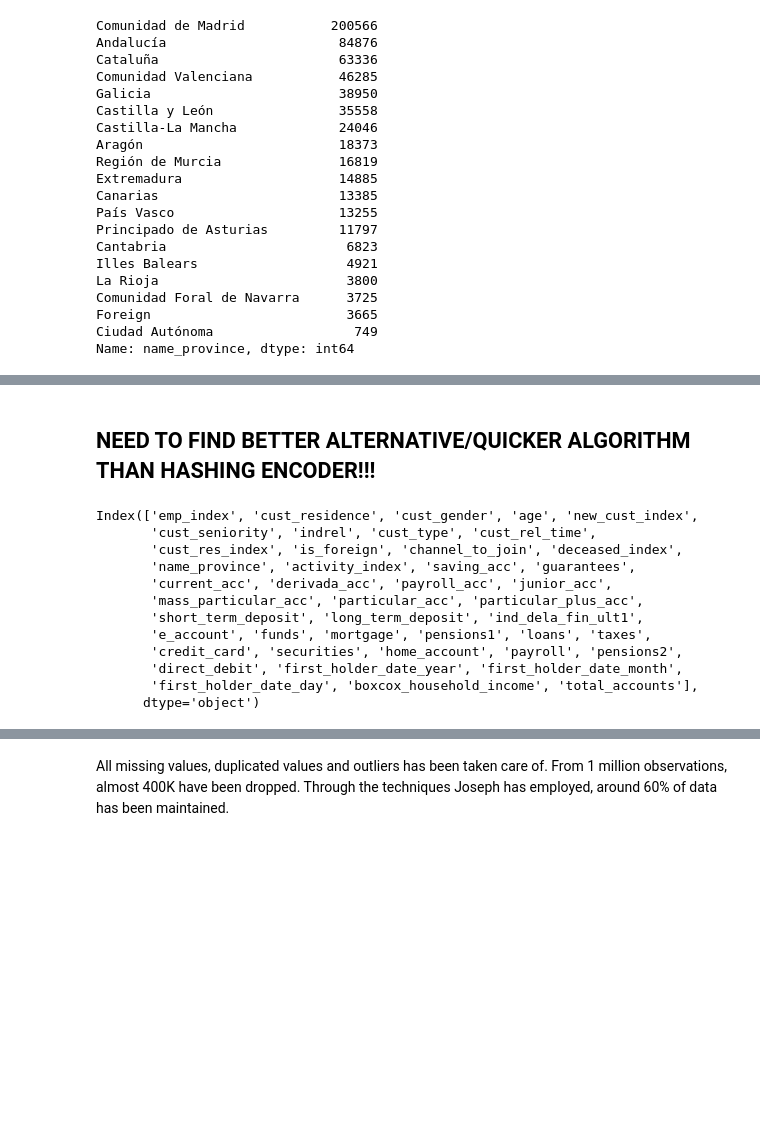
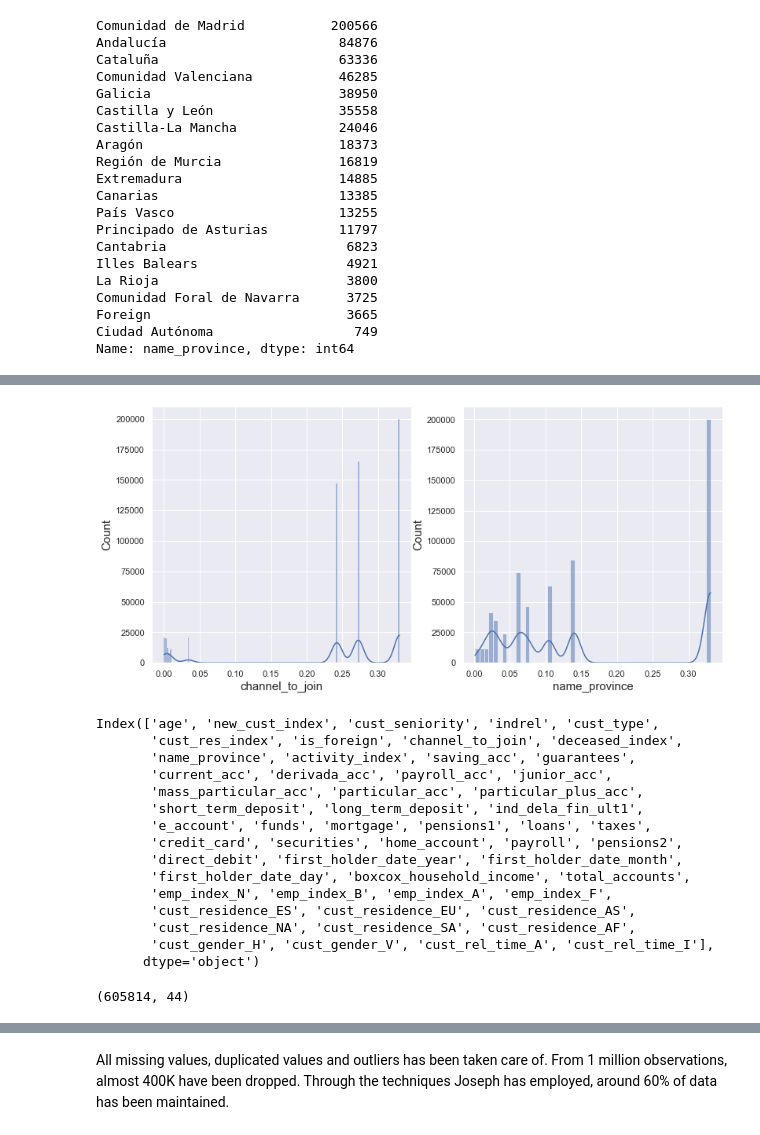
Before and after one commit to cemreaka/Customer-Segmentation-Project, a Jupyter notebook: joe_work.ipynb, the cells around one changed output, grey strips where cells are left out. Drawn from its saved outputs; the diff is of its cells as text; code cells hidden in the pictures; blank space fills up the shorter version.

```diff
--- a/joe_work.ipynb
+++ b/joe_work.ipynb
@@ -1867,8 +1844,0 @@ Name: channel_to_join, Length: 70, dtype: int64
-# %%
-%%time
-med_cat = (df.groupby("channel_to_join").filter(lambda x: len(x) < 500)['channel_to_join']).unique()
-
-for i in med_cat:
-    df.loc[df['channel_to_join'] == i, "channel_to_join"] = "med_channels"
-
-df['channel_to_join'].value_counts()
@@ -1894,8 +1844,0 @@ Name: channel_to_join, dtype: int64
-# %%
-%%time
-big_cat = (df.groupby("channel_to_join").filter(lambda x: len(x) <= 1000)['channel_to_join']).unique()
-
-for i in big_cat:
-    df.loc[df['channel_to_join'] == i, "channel_to_join"] = "bigger_channels"
-
-df['channel_to_join'].value_counts()
@@ -1924,17 +1848,14 @@ df_no_encoding = df.copy()
 #Encoding
 
 from sklearn.pipeline import make_pipeline
-from feature_engine.encoding import OneHotEncoder
-from category_encoders.hashing import HashingEncoder
+from feature_engine.encoding import OneHotEncoder, CountFrequencyEncoder
 
 encoder = make_pipeline(
     (OneHotEncoder(top_categories = 4, variables = ["emp_index"])),
     (OneHotEncoder(top_categories = 6, variables = ["cust_residence"])),
     (OneHotEncoder(variables = ["cust_gender", "cust_rel_time"])),
-#     (HashingEncoder(cols = ["channel_to_join"], n_components=10)),
-#     (HashingEncoder(cols = ["name_province"], n_components=10))
+    (CountFrequencyEncoder(encoding_method='frequency', variables=['name_province', 'channel_to_join']))
 )
-
 encoder
 # %% [output]
 Pipeline(steps=[('onehotencoder-1',
@@ -1946,5 +1871,5 @@ Pipeline(steps=[('onehotencoder-1',
 # %%
-# %%time
-# df_encoded = encoder.fit_transform(df)
+%%time
+df_encoded = encoder.fit_transform(df)
 
-# df_encoded
+df_encoded
@@ -1951,10 +1891,14 @@ Pipeline(steps=[('onehotencoder-1',
-# %% [markdown]
-## NEED TO FIND BETTER ALTERNATIVE/QUICKER ALGORITHM THAN HASHING ENCODER!!!
+# %%
+fig, ax = plt.subplots(1,2, figsize = (13,6))
+
+sns.histplot(df_encoded['channel_to_join'], kde = True, ax = ax[0]);
+sns.histplot(df_encoded['name_province'], kde = True, ax = ax[1]);
+# %% [output]
+[figure, added]
 # %%
-df.columns
+df_encoded.columns
 # %% [output]
-Index(['emp_index', 'cust_residence', 'cust_gender', 'age', 'new_cust_index',
-       'cust_seniority', 'indrel', 'cust_type', 'cust_rel_time',
+Index(['age', 'new_cust_index', 'cust_seniority', 'indrel', 'cust_type',
        'cust_res_index', 'is_foreign', 'channel_to_join', 'deceased_index',
        'name_province', 'activity_index', 'saving_acc', 'guarantees',
        'current_acc', 'derivada_acc', 'payroll_acc', 'junior_acc',
@@ -1963,5 +1907,9 @@ Index(['emp_index', 'cust_residence', 'cust_gender', 'age', 'new_cust_index',
        'e_account', 'funds', 'mortgage', 'pensions1', 'loans', 'taxes',
        'credit_card', 'securities', 'home_account', 'payroll', 'pensions2',
        'direct_debit', 'first_holder_date_year', 'first_holder_date_month',
-       'first_holder_date_day', 'boxcox_household_income', 'total_accounts'],
+       'first_holder_date_day', 'boxcox_household_income', 'total_accounts',
+       'emp_index_N', 'emp_index_B', 'emp_index_A', 'emp_index_F',
+       'cust_residence_ES', 'cust_residence_EU', 'cust_residence_AS',
+       'cust_residence_NA', 'cust_residence_SA', 'cust_residence_AF',
+       'cust_gender_H', 'cust_gender_V', 'cust_rel_time_A', 'cust_rel_time_I'],
       dtype='object')
@@ -1983,3 +1916,7 @@ Index(['emp_index', 'cust_residence', 'cust_gender', 'age', 'new_cust_index',
+# %%
+df_no_encoding.shape
+# %% [output]
+(605814, 44)
 # %%
 df_encoded.shape
 # %% [output]
```
Also changed, not shown: parts of 18 cells of this notebook.
